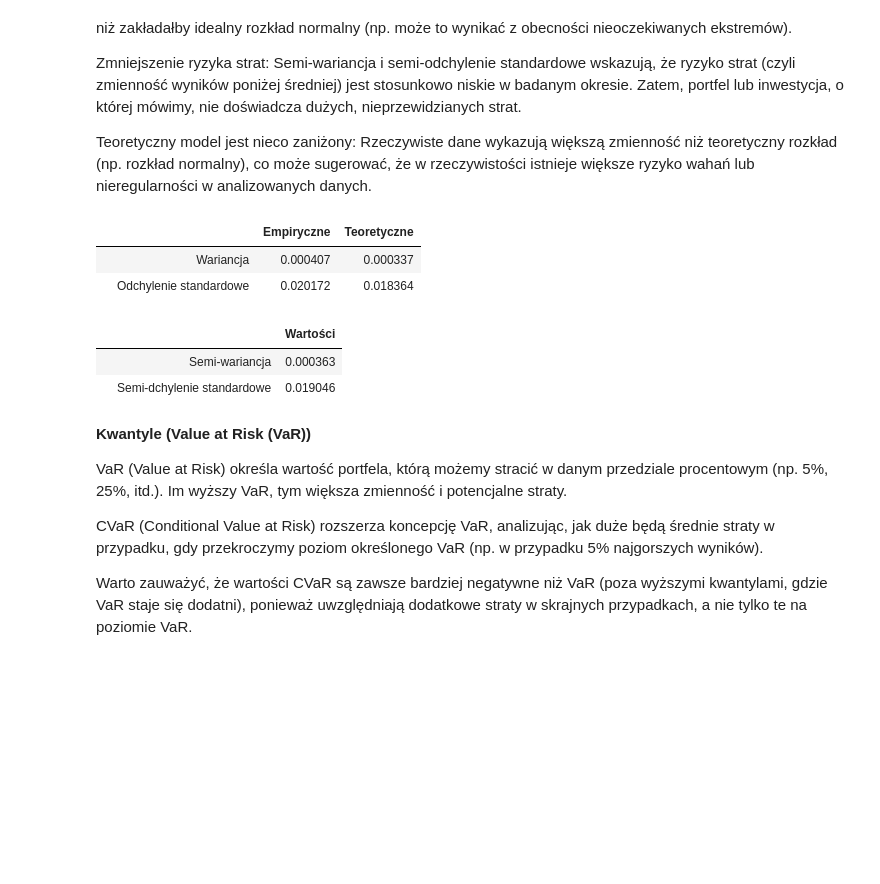
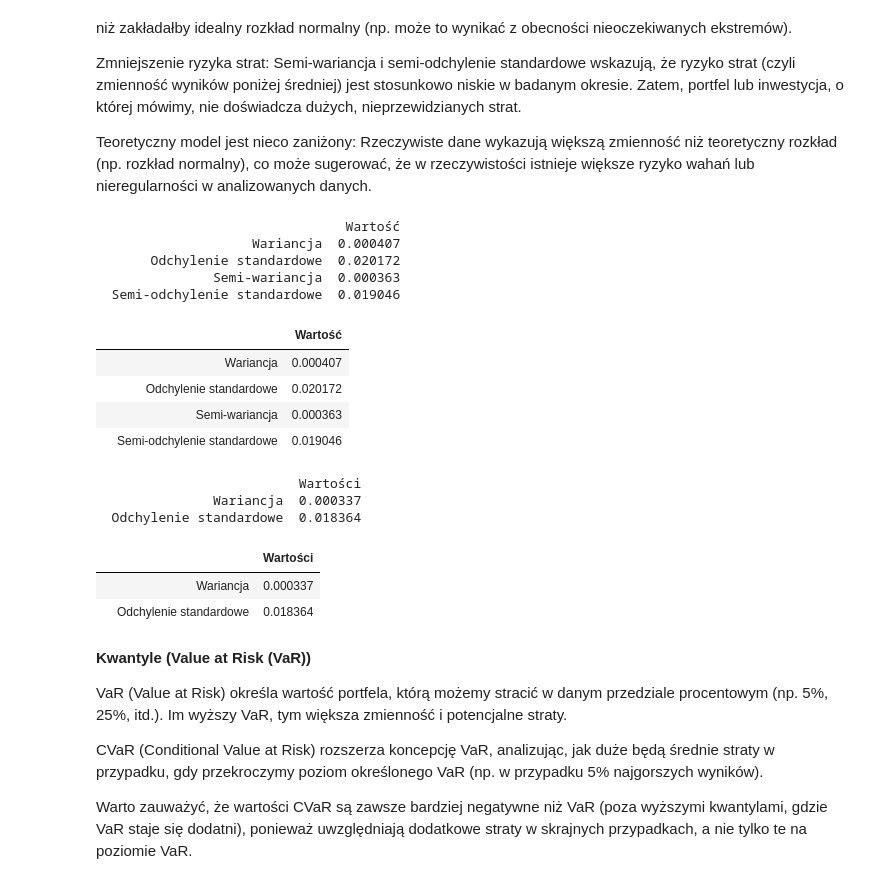
Before and after one commit to werpyr1003/Zarz-dzanie_ryzykiem_McDonald_Corporation, a Jupyter notebook: Projekt_2/Kody_1.ipynb, the cells around one changed output. Cells and saved outputs as stored; diff of their text form; code cells hidden in the pictures; blank space fills up the shorter version.

```diff
--- a/Projekt_2/Kody_1.ipynb
+++ b/Projekt_2/Kody_1.ipynb
@@ -991,42 +1009,52 @@ Teoretyczny model jest nieco zaniżony: Rzeczywiste dane wykazują większą zmi
 # %%
 portfolio_variance_empiric = sum(weights[i] * weights[j] * cov_matrix.iloc[i, j] for i in range(len(weights)) for j in range(len(weights)))
 portfolio_volatility_empiric = portfolio_variance_empiric ** 0.5
+semi_deviations = logret_portfel_data[logret_portfel_data < mean] - mean
+semi_variance = np.mean(semi_deviations ** 2)
+semi_std = np.sqrt(semi_variance)
+
 
 # Tworzymy DataFrame z wynikami
 portfolio_results = pd.DataFrame({
-    '': ['Wariancja', 'Odchylenie standardowe'],
-    'Empiryczne': [portfolio_variance_empiric, portfolio_volatility_empiric],
-    'Teoretyczne': [sigma**2, sigma]
+    '': ['Wariancja', 'Odchylenie standardowe', 'Semi-wariancja', 'Semi-odchylenie standardowe'],
+    'Wartość': [portfolio_variance_empiric, portfolio_volatility_empiric, semi_variance, semi_std]
 })
 
 portfolio_results.index = [''] * len(portfolio_results)
 
 # Wyświetlanie tabeli
+print(portfolio_results)
 portfolio_results
 # %% [output]
+                                Wartość
+                    Wariancja  0.000407
+       Odchylenie standardowe  0.020172
+               Semi-wariancja  0.000363
+  Semi-odchylenie standardowe  0.019046
-|  |  | Empiryczne | Teoretyczne |
-|  | Wariancja | 0.000407 | 0.000337 |
-|  | Odchylenie standardowe | 0.020172 | 0.018364 |
+|  |  | Wartość |
+|  | Wariancja | 0.000407 |
+|  | Odchylenie standardowe | 0.020172 |
+|  | Semi-wariancja | 0.000363 |
+|  | Semi-odchylenie standardowe | 0.019046 |
 # %%
-# Semi-wariancja (tylko wartości poniżej średniej)
-semi_deviations = logret_portfel_data[logret_portfel_data < mean] - mean
-semi_variance = np.mean(semi_deviations ** 2)
-semi_std = np.sqrt(semi_variance)
-
 # Tworzymy DataFrame z wynikami
 portfolio_semiresults = pd.DataFrame({
-    '': ['Semi-wariancja', 'Semi-dchylenie standardowe'],
-    'Wartości': [semi_variance, semi_std]
+    '': ['Wariancja', 'Odchylenie standardowe'],
+    'Wartości': [sigma**2, sigma]
 })
 
 portfolio_semiresults.index = [''] * len(portfolio_semiresults)
 
 # Wyświetlanie tabeli
+print(portfolio_semiresults)
 portfolio_semiresults
 # %% [output]
+                          Wartości
+               Wariancja  0.000337
+  Odchylenie standardowe  0.018364
 |  |  | Wartości |
-|  | Semi-wariancja | 0.000363 |
-|  | Semi-dchylenie standardowe | 0.019046 |
+|  | Wariancja | 0.000337 |
+|  | Odchylenie standardowe | 0.018364 |
 # %% [markdown]
 **Kwantyle (Value at Risk (VaR))**
 
```
Also changed, not shown: parts of 5 cells of this notebook.
